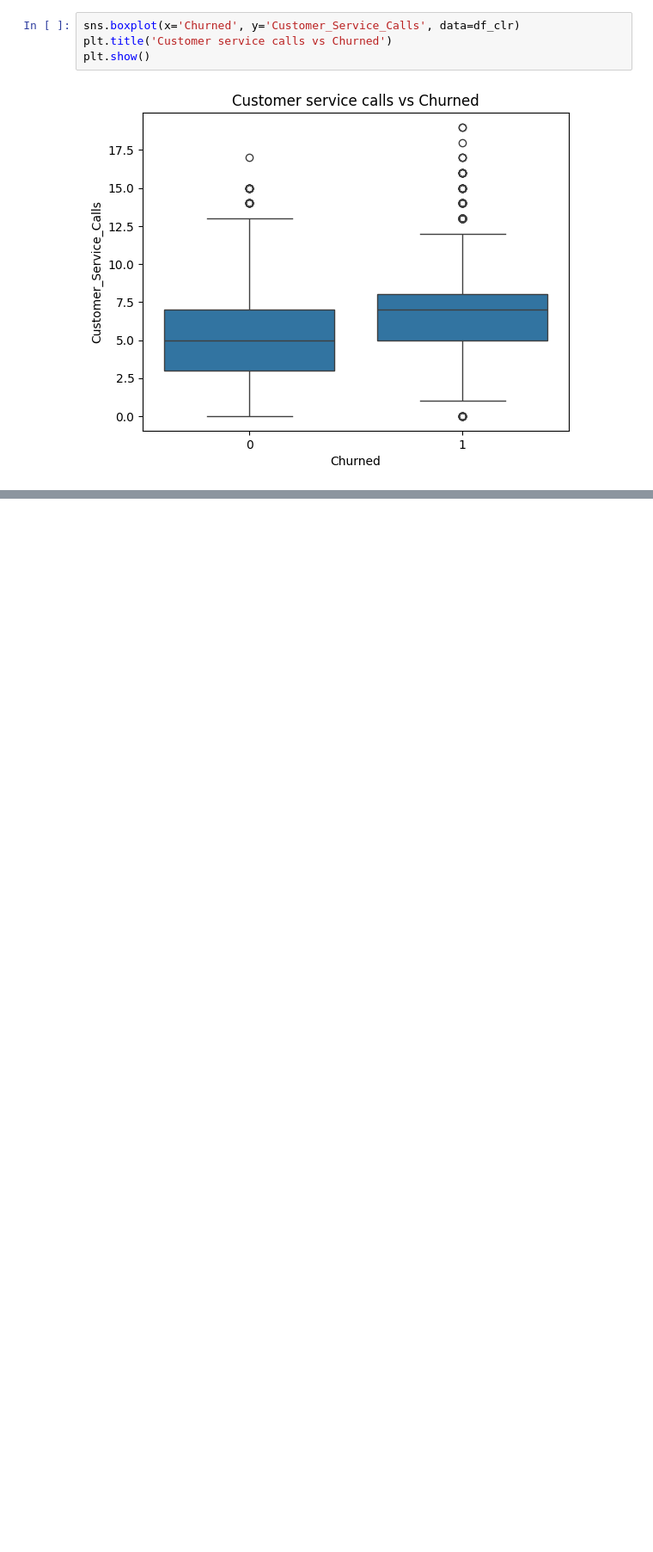
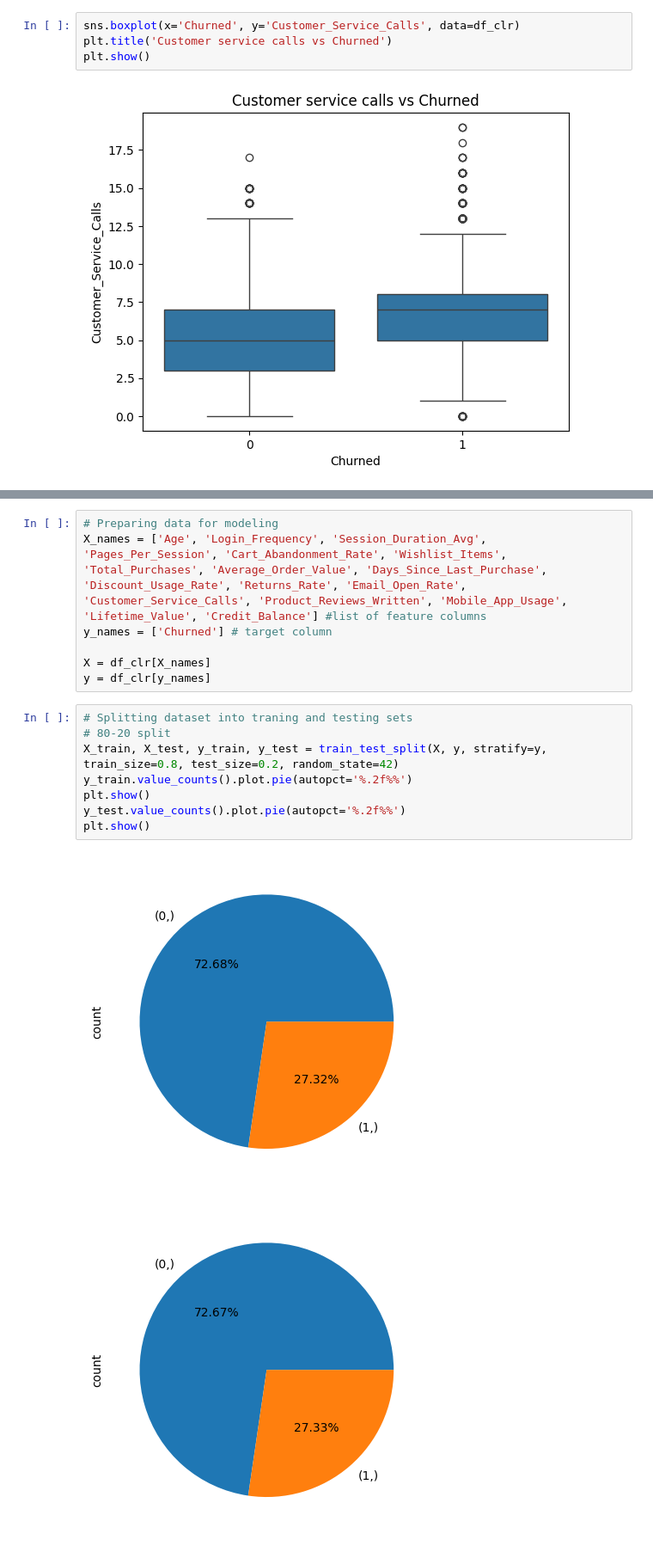
Before and after one commit to Playdovsky/customer-classification-model, a Jupyter notebook: customer-classification.ipynb, the cells around one changed output, grey strips where cells are left out. Shown: that part at 86% size. Drawn from its saved outputs; the diff is of its cells as text; blank space fills up the shorter version.

Commit message:
Machine learning - training and evaluating models

```diff
--- a/customer-classification.ipynb
+++ b/customer-classification.ipynb
@@ -221,0 +235,18 @@ plt.show()
+# %%
+# Preparing data for modeling
+X_names = ['Age', 'Login_Frequency', 'Session_Duration_Avg', 'Pages_Per_Session', 'Cart_Abandonment_Rate', 'Wishlist_Items', 'Total_Purchases', 'Average_Order_Value', 'Days_Since_Last_Purchase', 'Discount_Usage_Rate', 'Returns_Rate', 'Email_Open_Rate', 'Customer_Service_Calls', 'Product_Reviews_Written', 'Mobile_App_Usage', 'Lifetime_Value', 'Credit_Balance'] #list of feature columns
+y_names = ['Churned'] # target column
+
+X = df_clr[X_names]
+y = df_clr[y_names]
+# %%
+# Splitting dataset into traning and testing sets
+# 80-20 split
+X_train, X_test, y_train, y_test = train_test_split(X, y, stratify=y, train_size=0.8, test_size=0.2, random_state=42)
+y_train.value_counts().plot.pie(autopct='%.2f%%')
+plt.show()
+y_test.value_counts().plot.pie(autopct='%.2f%%')
+plt.show()
+# %% [output]
+[figure, added]
+[figure, added]
```
Also changed, not shown: parts of 7 cells of this notebook.
